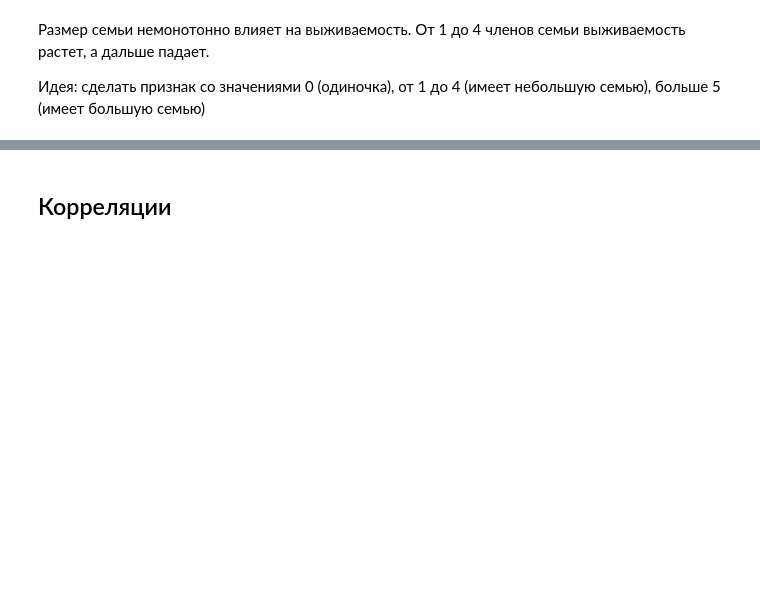
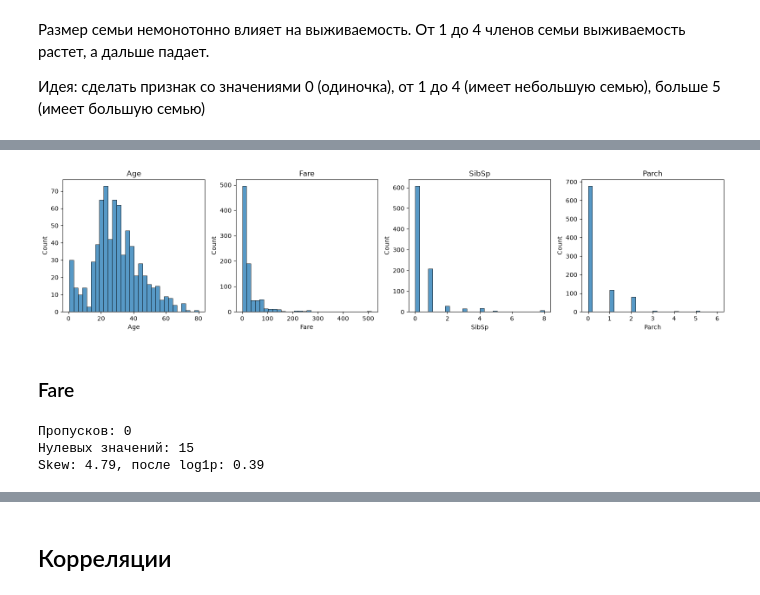
Before and after one commit to iv-galkin/titanic-survival-prediction, a Jupyter notebook: notebooks/01_eda.ipynb, the cells around one changed output, grey strips where cells are left out. Saved outputs shown, nothing was run; the diff lists cells and outputs as text; code cells hidden in the pictures; blank space fills up the shorter version.

```diff
--- a/notebooks/01_eda.ipynb
+++ b/notebooks/01_eda.ipynb
@@ -366,0 +359,4 @@ Index(['PassengerId', 'Survived', 'Pclass', 'Name', 'Sex', 'Age', 'SibSp',
+# %%
+num_cols = ['Age', 'Fare', 'SibSp', 'Parch']
+
+train_data[num_cols].describe().T.assign(skew=train_data[num_cols].skew())
@@ -366,0 +369,21 @@ Index(['PassengerId', 'Survived', 'Pclass', 'Name', 'Sex', 'Age', 'SibSp',
+# %%
+fig, axes = plt.subplots(1, 4, figsize=(16, 4))
+
+for ax, col in zip(axes, num_cols):
+    sns.histplot(train_data[col], bins=30, ax=ax)
+    ax.set_title(col)
+
+plt.tight_layout()
+plt.show()
+# %% [output]
+[figure, added]
+# %% [markdown]
+### Fare
+# %%
+print(f"Пропусков: {train_data['Fare'].isna().sum()}")
+print(f"Нулевых значений: {(train_data['Fare'] == 0).sum()}")
+print(f"Skew: {train_data['Fare'].skew():.2f}, после log1p: {np.log1p(train_data['Fare']).skew():.2f}")
+# %% [output]
+Пропусков: 0
+Нулевых значений: 15
+Skew: 4.79, после log1p: 0.39
```
Also changed, not shown: parts of 17 cells of this notebook, 7 other files.
